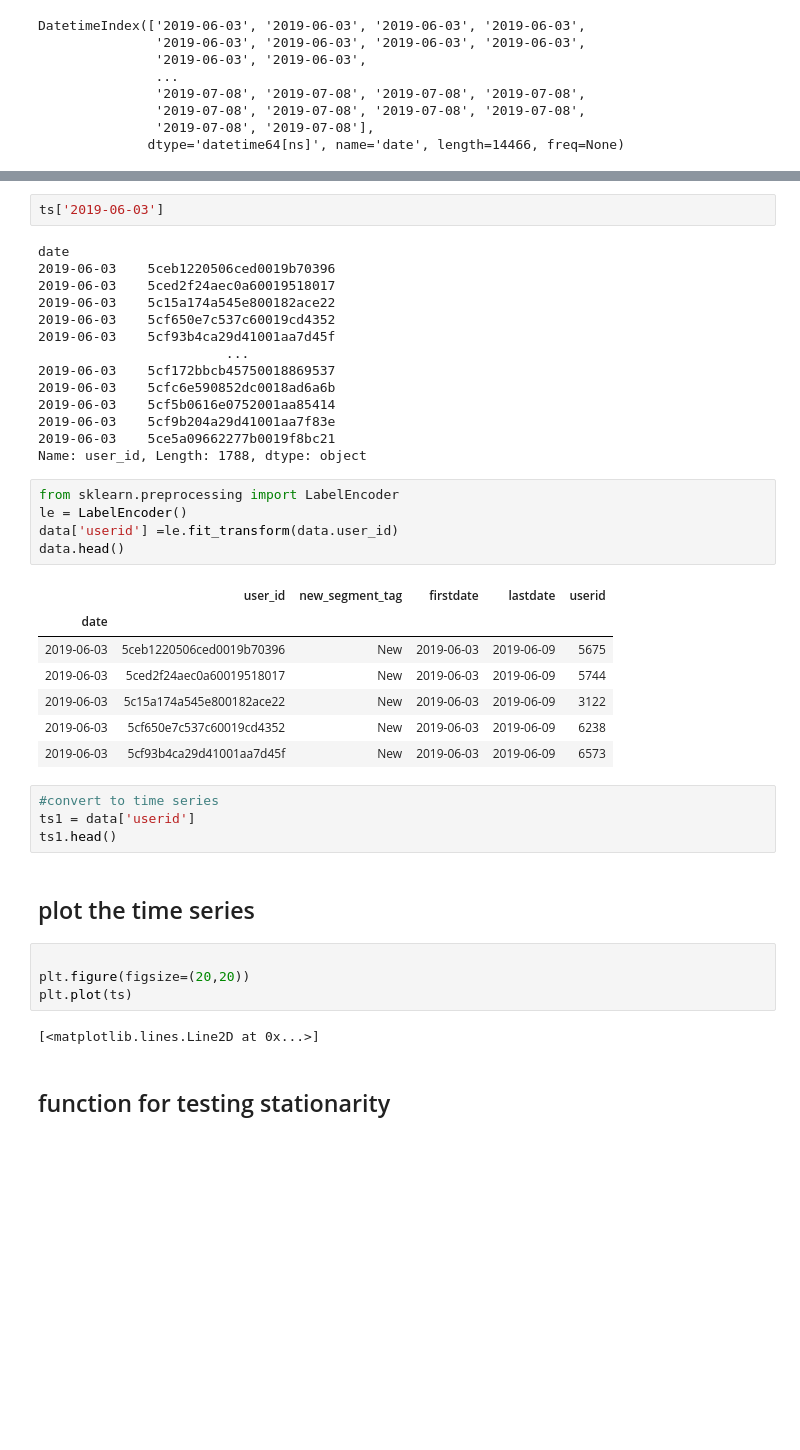
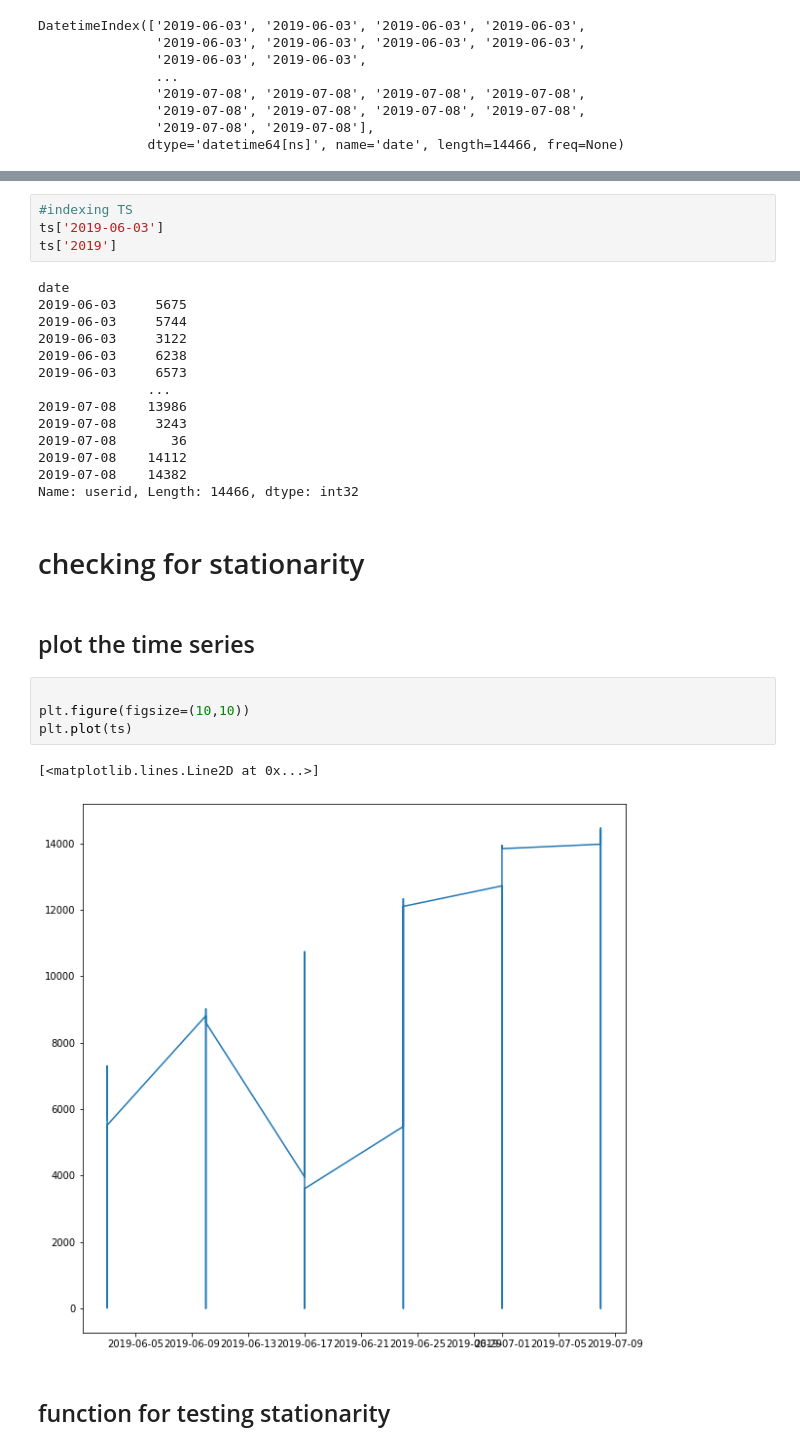
Before and after one commit to janicefernandes/swvl, a Jupyter notebook: SWVL_forecasting.ipynb, the cells around one changed output, grey strips where cells are left out. Cells and saved outputs as stored; diff of their text form; blank space fills up the shorter version.

```diff
--- a/SWVL_forecasting.ipynb
+++ b/SWVL_forecasting.ipynb
@@ -148,44 +145,32 @@ Name: user_id, dtype: object
 # %%
+#indexing TS
 ts['2019-06-03']
+ts['2019']
 # %% [output]
 date
-2019-06-03    5ceb1220506ced0019b70396
-2019-06-03    5ced2f24aec0a60019518017
-2019-06-03    5c15a174a545e800182ace22
-2019-06-03    5cf650e7c537c60019cd4352
-2019-06-03    5cf93b4ca29d41001aa7d45f
-                        ...
-2019-06-03    5cf172bbcb45750018869537
-2019-06-03    5cfc6e590852dc0018ad6a6b
-2019-06-03    5cf5b0616e0752001aa85414
-2019-06-03    5cf9b204a29d41001aa7f83e
-2019-06-03    5ce5a09662277b0019f8bc21
-Name: user_id, Length: 1788, dtype: object
+2019-06-03     5675
+2019-06-03     5744
+2019-06-03     3122
+2019-06-03     6238
+2019-06-03     6573
+              ...
+2019-07-08    13986
+2019-07-08     3243
+2019-07-08       36
+2019-07-08    14112
+2019-07-08    14382
+Name: userid, Length: 14466, dtype: int32
-# %%
-from sklearn.preprocessing import LabelEncoder
-le = LabelEncoder()
-data['userid'] =le.fit_transform(data.user_id)
-data.head()
-# %% [output]
-|  | user_id | new_segment_tag | firstdate | lastdate | userid |
-| date |  |  |  |  |  |
-| 2019-06-03 | 5ceb1220506ced0019b70396 | New | 2019-06-03 | 2019-06-09 | 5675 |
-| 2019-06-03 | 5ced2f24aec0a60019518017 | New | 2019-06-03 | 2019-06-09 | 5744 |
-| 2019-06-03 | 5c15a174a545e800182ace22 | New | 2019-06-03 | 2019-06-09 | 3122 |
-| 2019-06-03 | 5cf650e7c537c60019cd4352 | New | 2019-06-03 | 2019-06-09 | 6238 |
-| 2019-06-03 | 5cf93b4ca29d41001aa7d45f | New | 2019-06-03 | 2019-06-09 | 6573 |
-# %%
-#convert to time series
-ts1 = data['userid']
-ts1.head()
+# %% [markdown]
+# checking for stationarity
 # %% [markdown]
 ## plot the time series
 # %%
 
-plt.figure(figsize=(20,20))
+plt.figure(figsize=(10,10))
 plt.plot(ts)
 # %% [output]
 [<matplotlib.lines.Line2D at 0x...>]
+[figure, added]
 # %% [markdown]
 ## function for testing stationarity
 # %%
```
Also changed, not shown: parts of 17 cells of this notebook.
